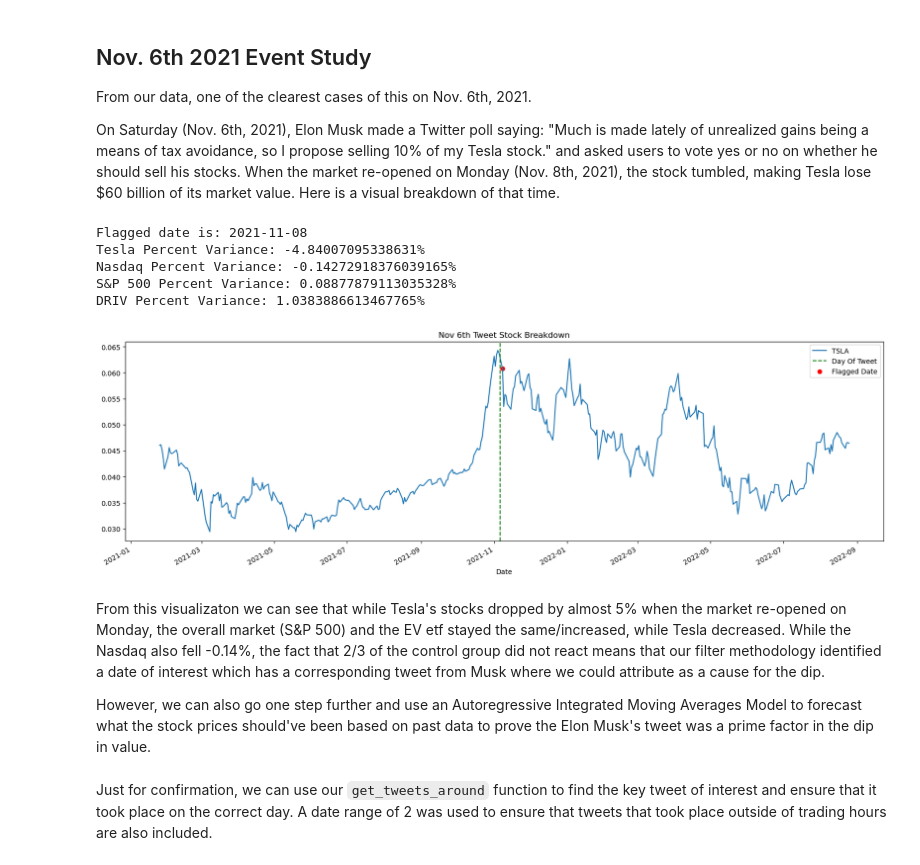
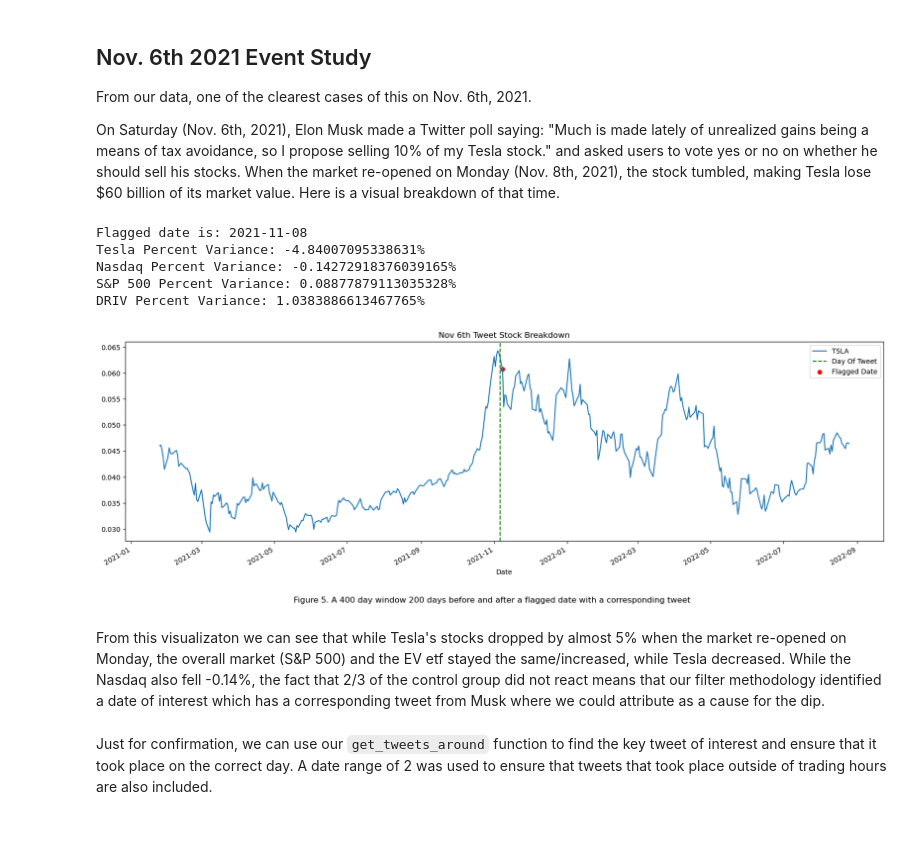
Before and after one commit to olincollege/twitter-vs-stock, a Jupyter notebook: main.ipynb, the cells around one changed output. Drawn from its saved outputs; the diff is of its cells as text; code cells hidden in the pictures; blank space fills up the shorter version.

```diff
--- a/main.ipynb
+++ b/main.ipynb
@@ -567,37 +570,39 @@ On Saturday (Nov. 6th, 2021), Elon Musk made a Twitter poll saying: "Much is mad
 # %%
 interesting_date =ranked_dates_only[15]
 
 print(f"Flagged date is: {interesting_date}")
 print(f"Tesla Percent Variance: {tesla.get_variance_data()[interesting_date] * 100}%")
 print(f"Nasdaq Percent Variance: {nasdaq.get_variance_data()[interesting_date] * 100}%")
 print(f"S&P 500 Percent Variance: {sp500.get_variance_data()[interesting_date] * 100}%")
 print(f"DRIV Percent Variance: {ev_etf.get_variance_data()[interesting_date] * 100}%")
 
 
 
 
 fig, axes = plt.subplots(1, 1, figsize=(20,6))
 
 date_range =200
 tesla_ranged = tesla.get_range_date(interesting_date,range_date=date_range, type="normalized")
 tesla_ranged.plot(label=tesla.get_ticker())
 plt.axvline(x="2021-11-06", linestyle='--',color="g", label="Day Of Tweet")
 
 plt.scatter(x='2021-11-08',y=0.060765 , color="red", label="Flagged Date")
 plt.title("Nov 6th Tweet Stock Breakdown")
 plt.legend()
+
+caption="Figure 5. A 400 day window 200 days before and after a flagged date with a corresponding tweet"
+plt.figtext(0.5, -0.01, caption, wrap=True, horizontalalignment='center', fontsize=12)
+
 plt.show()
 # %% [output]
 Flagged date is: 2021-11-08
 Tesla Percent Variance: -4.84007095338631%
 Nasdaq Percent Variance: -0.14272918376039165%
 S&P 500 Percent Variance: 0.08877879113035328%
 DRIV Percent Variance: 1.0383886613467765%
-[figure, old version]
+[figure, new version]
 # %% [markdown]
 From this visualizaton we can see that while Tesla's stocks dropped by almost 5% when the market re-opened on Monday, the overall market (S&P 500) and the EV etf stayed the same/increased, while Tesla decreased. While the Nasdaq also fell -0.14%, the fact that 2/3 of the control group did not react means that our filter methodology identified a date of interest which has a corresponding tweet from Musk where we could attribute as a cause for the dip.
-
-However, we can also go one step further and use an Autoregressive Integrated Moving Averages Model to forecast what the stock prices should've been based on past data to prove the Elon Musk's tweet was a prime factor in the dip in value.
 # %% [markdown]
 Just for confirmation, we can use our `get_tweets_around` function to find the key tweet of interest and ensure that it took place on the correct day. A date range of 2 was used to ensure that tweets that took place outside of trading hours are also included.
 # %%
```
Also changed, not shown: parts of 11 cells of this notebook.
